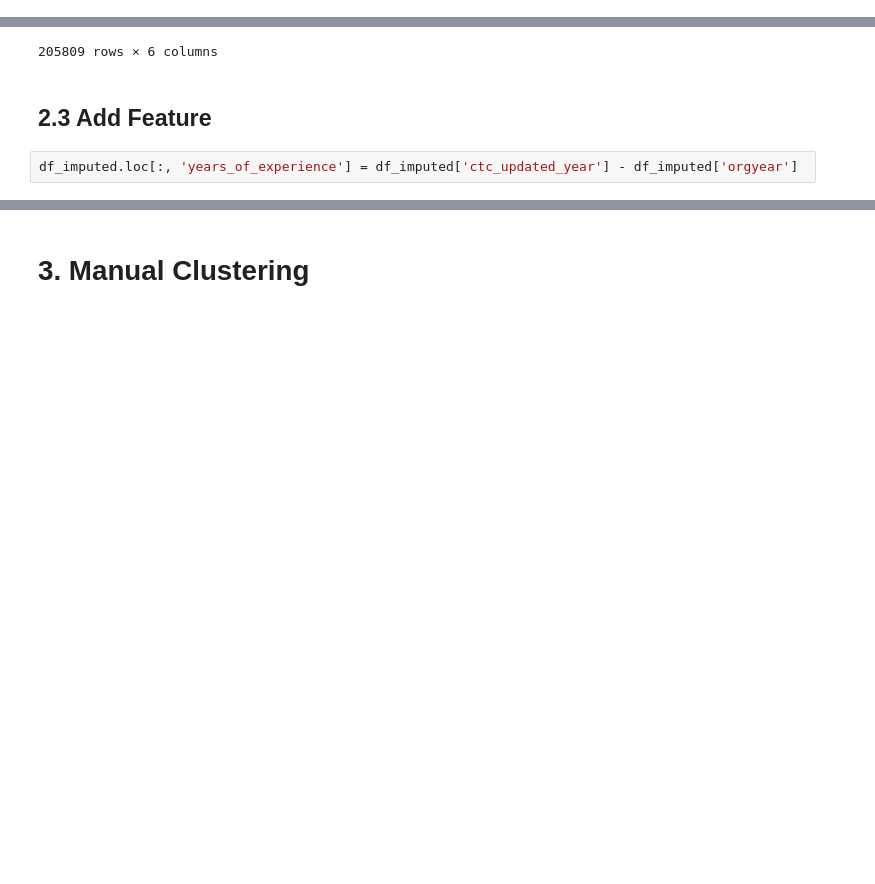
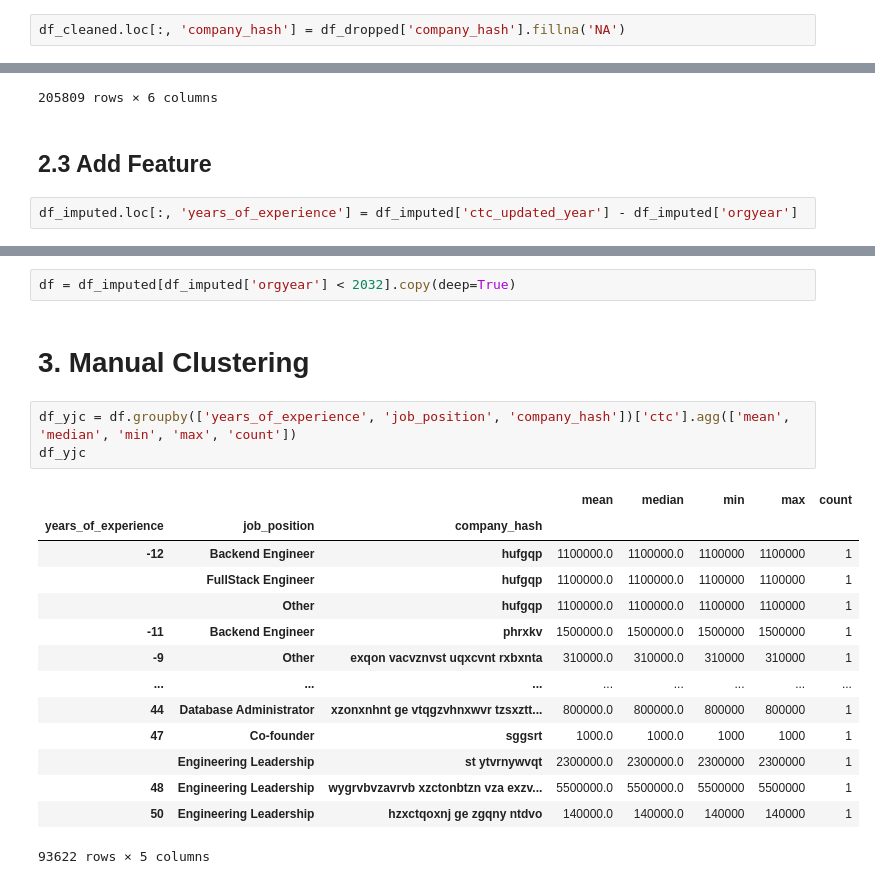
Before and after one commit to ravikumargrk/assignments, a Jupyter notebook: case-studies/20241229-Clustering.ipynb, the cells around one changed output, grey strips where cells are left out. Saved outputs shown, nothing was run; the diff lists cells and outputs as text; blank space fills up the shorter version.

```diff
--- a/case-studies/20241229-Clustering.ipynb
+++ b/case-studies/20241229-Clustering.ipynb
@@ -167,3 +174,5 @@ df_dropped.loc[:, 'job_position'] = df_stringcols['job_position'].str.replace(r'
+# %%
+df_cleaned.loc[:, 'company_hash'] = df_dropped['company_hash'].fillna('NA')
 # %% [markdown]
 ## 2.2 Imputation
 Mean/ KNN Imputation, Regex for cleaning company names, Standardization & Encoding
@@ -257,2 +260,22 @@ df_imputed.sample(5)
+# %%
+df = df_imputed[df_imputed['orgyear'] < 2032].copy(deep=True)
 # %% [markdown]
 # 3. Manual Clustering
+# %%
+df_yjc = df.groupby(['years_of_experience', 'job_position', 'company_hash'])['ctc'].agg(['mean', 'median', 'min', 'max', 'count'])
+df_yjc
+# %% [output]
+|  |  |  | mean | median | min | max | count |
+| years_of_experience | job_position | company_hash |  |  |  |  |  |
+| -12 | Backend Engineer | hufgqp | 1100000.0 | 1100000.0 | 1100000 | 1100000 | 1 |
+|  | FullStack Engineer | hufgqp | 1100000.0 | 1100000.0 | 1100000 | 1100000 | 1 |
+|  | Other | hufgqp | 1100000.0 | 1100000.0 | 1100000 | 1100000 | 1 |
+| -11 | Backend Engineer | phrxkv | 1500000.0 | 1500000.0 | 1500000 | 1500000 | 1 |
+| -9 | Other | exqon vacvznvst uqxcvnt rxbxnta | 310000.0 | 310000.0 | 310000 | 310000 | 1 |
+| ... | ... | ... | ... | ... | ... | ... | ... |
+| 44 | Database Administrator | xzonxnhnt ge vtqgzvhnxwvr tzsxztt... | 800000.0 | 800000.0 | 800000 | 800000 | 1 |
+| 47 | Co-founder | sggsrt | 1000.0 | 1000.0 | 1000 | 1000 | 1 |
+|  | Engineering Leadership | st ytvrnywvqt | 2300000.0 | 2300000.0 | 2300000 | 2300000 | 1 |
+| 48 | Engineering Leadership | wygrvbvzavrvb xzctonbtzn vza exzv... | 5500000.0 | 5500000.0 | 5500000 | 5500000 | 1 |
+| 50 | Engineering Leadership | hzxctqoxnj ge zgqny ntdvo | 140000.0 | 140000.0 | 140000 | 140000 | 1 |
+93622 rows × 5 columns
```
Also changed, not shown: parts of 13 cells of this notebook, 1 other file.
